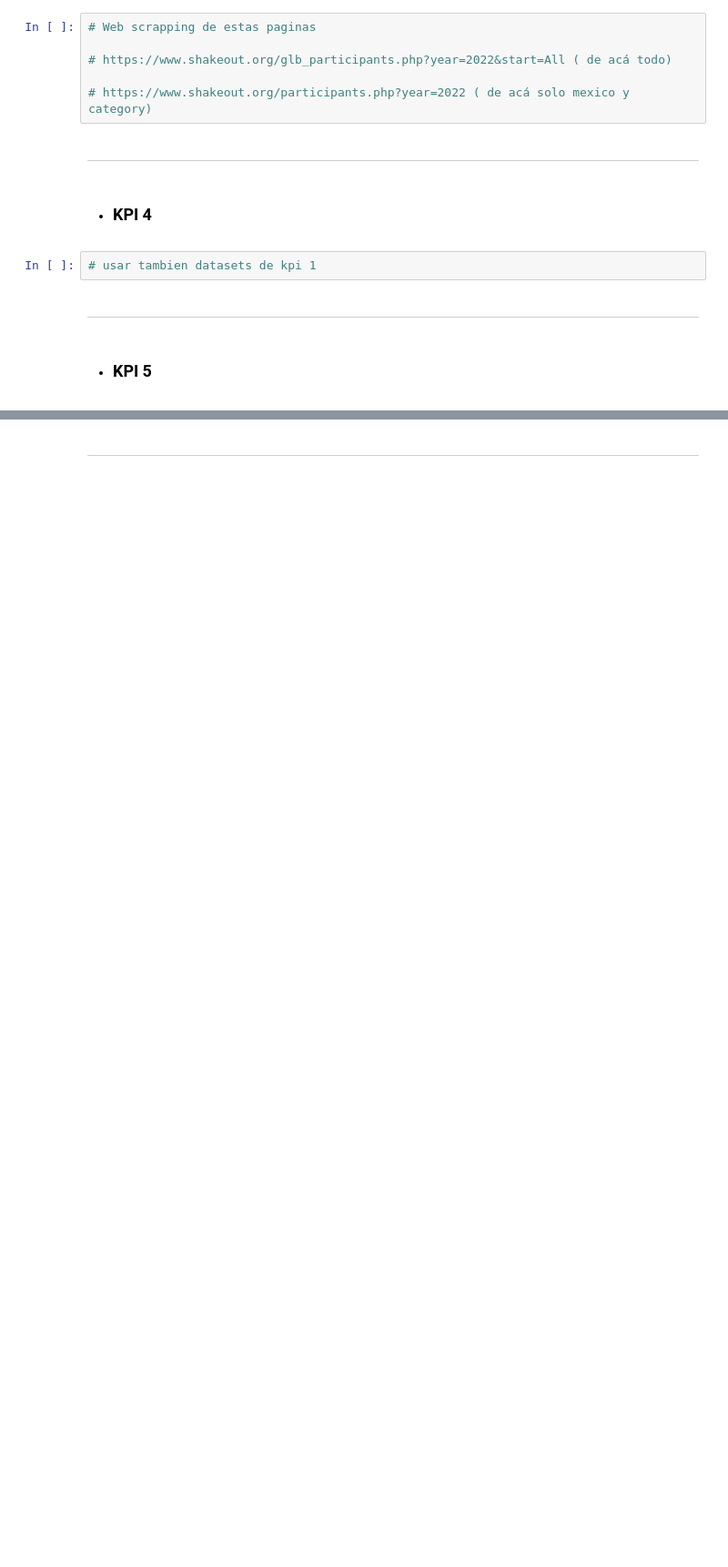
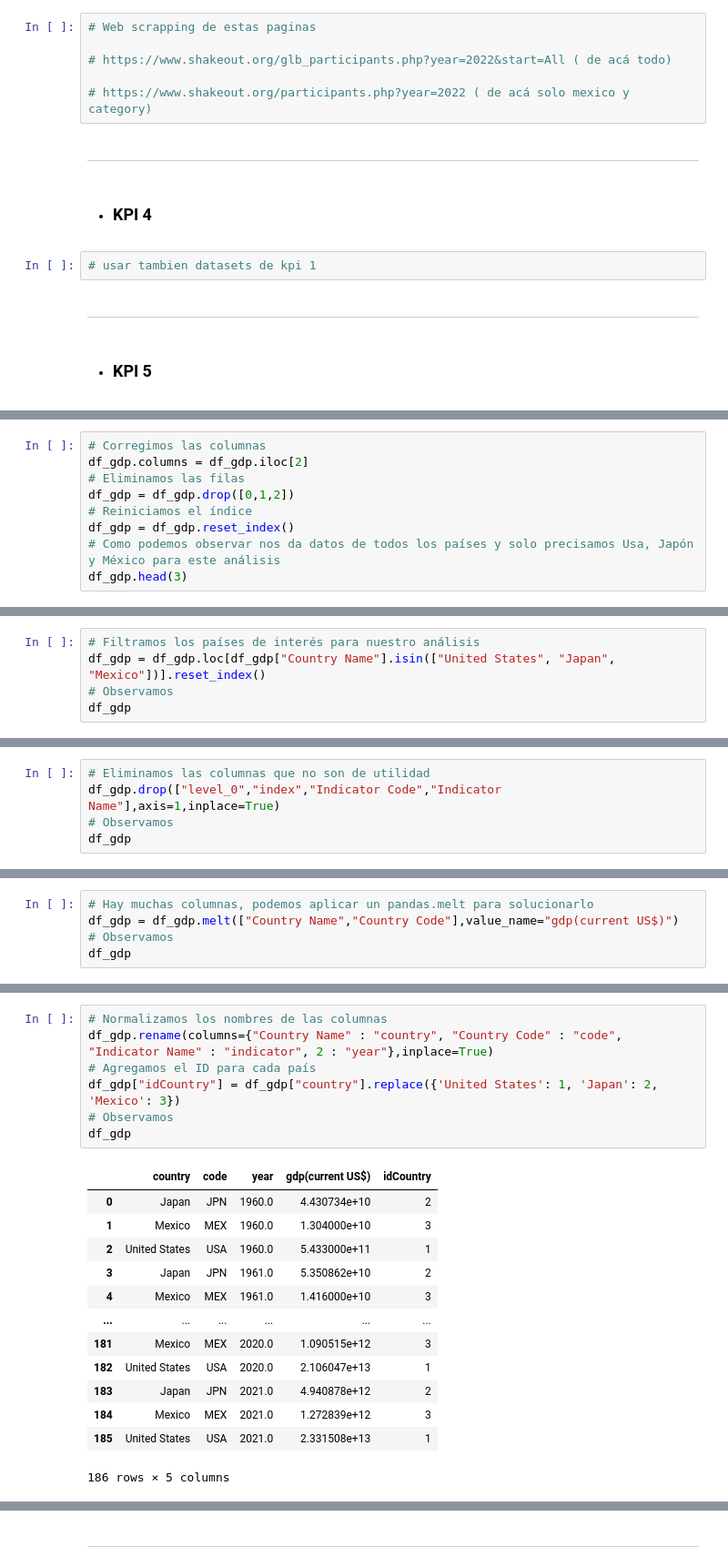
Before and after one commit to ReneRamosTrvn/alertas_sismicas, a Jupyter notebook: ETL.ipynb, the cells around one changed output, grey strips where cells are left out. Shown at 91% size. Saved outputs shown, nothing was run; the diff lists cells and outputs as text; blank space fills up the shorter version.

```diff
--- a/ETL.ipynb
+++ b/ETL.ipynb
@@ -437,0 +450,9 @@ May 5, 2023
+# %%
+# Corregimos las columnas
+df_gdp.columns = df_gdp.iloc[2]
+# Eliminamos las filas
+df_gdp = df_gdp.drop([0,1,2])
+# Reiniciamos el índice
+df_gdp = df_gdp.reset_index()
+# Como podemos observar nos da datos de todos los países y solo precisamos Usa, Japón y México para este análisis
+df_gdp.head(3)
@@ -437,0 +465,5 @@ May 5, 2023
+# %%
+# Filtramos los países de interés para nuestro análisis
+df_gdp = df_gdp.loc[df_gdp["Country Name"].isin(["United States", "Japan", "Mexico"])].reset_index()
+# Observamos
+df_gdp
@@ -437,0 +476,5 @@ May 5, 2023
+# %%
+# Eliminamos las columnas que no son de utilidad
+df_gdp.drop(["level_0","index","Indicator Code","Indicator Name"],axis=1,inplace=True)
+# Observamos
+df_gdp
@@ -437,0 +487,5 @@ May 5, 2023
+# %%
+# Hay muchas columnas, podemos aplicar un pandas.melt para solucionarlo
+df_gdp = df_gdp.melt(["Country Name","Country Code"],value_name="gdp(current US$)")
+# Observamos
+df_gdp
@@ -437,0 +506,21 @@ May 5, 2023
+# %%
+# Normalizamos los nombres de las columnas
+df_gdp.rename(columns={"Country Name" : "country", "Country Code" : "code", "Indicator Name" : "indicator", 2 : "year"},inplace=True)
+# Agregamos el ID para cada país
+df_gdp["idCountry"] = df_gdp["country"].replace({'United States': 1, 'Japan': 2, 'Mexico': 3})
+# Observamos
+df_gdp
+# %% [output]
+|  | country | code | year | gdp(current US$) | idCountry |
+| 0 | Japan | JPN | 1960.0 | 4.430734e+10 | 2 |
+| 1 | Mexico | MEX | 1960.0 | 1.304000e+10 | 3 |
+| 2 | United States | USA | 1960.0 | 5.433000e+11 | 1 |
+| 3 | Japan | JPN | 1961.0 | 5.350862e+10 | 2 |
+| 4 | Mexico | MEX | 1961.0 | 1.416000e+10 | 3 |
+| ... | ... | ... | ... | ... | ... |
+| 181 | Mexico | MEX | 2020.0 | 1.090515e+12 | 3 |
+| 182 | United States | USA | 2020.0 | 2.106047e+13 | 1 |
+| 183 | Japan | JPN | 2021.0 | 4.940878e+12 | 2 |
+| 184 | Mexico | MEX | 2021.0 | 1.272839e+12 | 3 |
+| 185 | United States | USA | 2021.0 | 2.331508e+13 | 1 |
+186 rows × 5 columns
```
Also changed, not shown: parts of 10 cells of this notebook, 4 other files.
